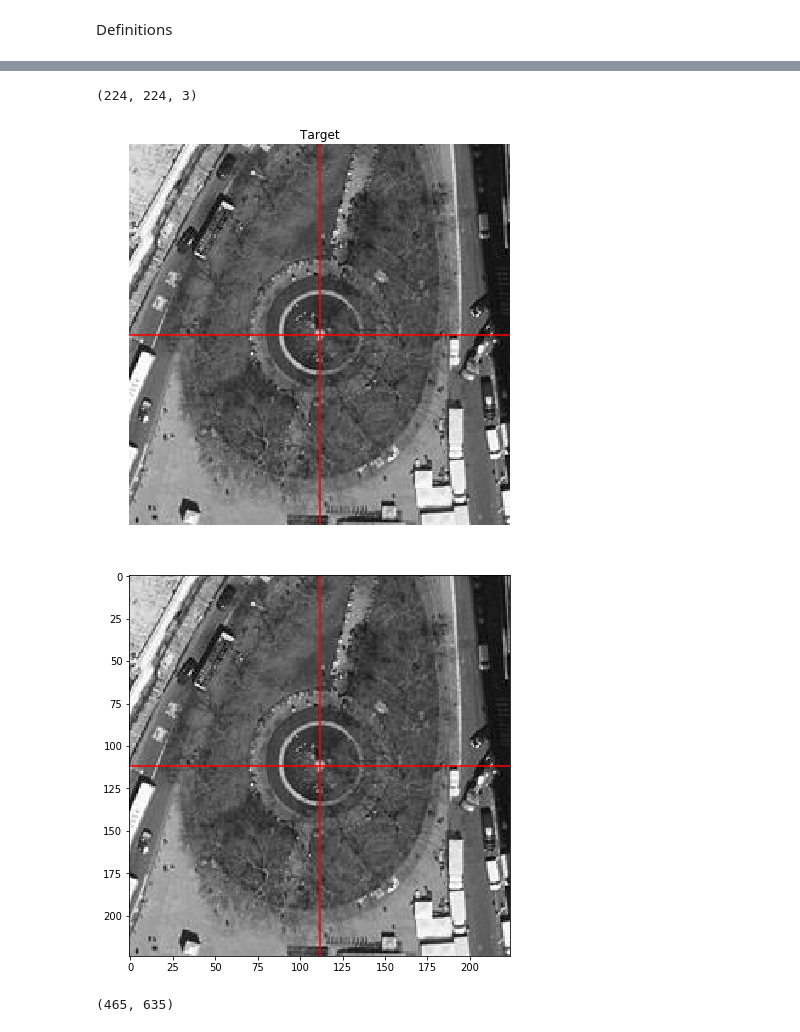
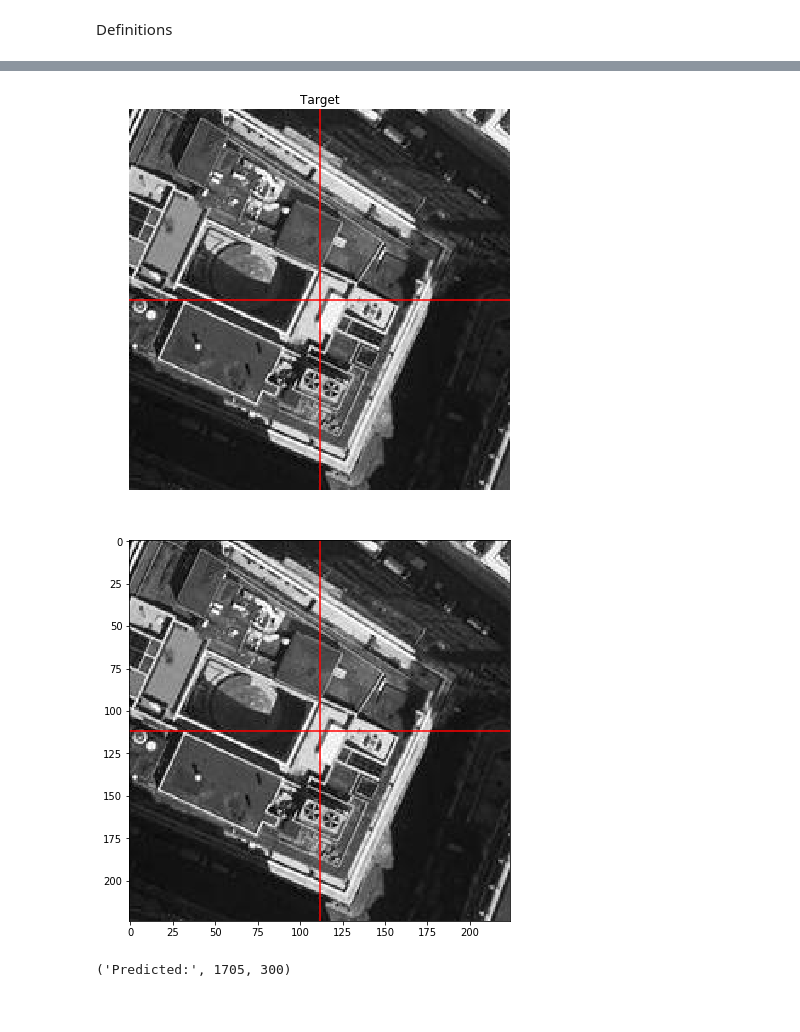
Before and after one commit to eric220/New_York, a Jupyter notebook: New_York_Search.ipynb, the cells around one changed output, grey strips where cells are left out. Saved outputs shown, nothing was run; the diff lists cells and outputs as text; code cells hidden in the pictures.

Commit message:
update utils, search, main

```diff
--- a/New_York_Search.ipynb
+++ b/New_York_Search.ipynb
@@ -31,9 +33,7 @@ half_est_location = int(est_location * .5)
 # %%
-#actual locations, random locations, pix locations are visual points of interest
-#pix_x, pix_y = 639, 750
-pix_x, pix_y = 465, 635
-#pix_x, pix_y = 1211, 1038
+#actual locations, random locations, suggested pix locations are visual points of interest
+pix_x, pix_y = int(target_pixels.split(',')[0]), int(target_pixels.split(',')[1])
 rand_pix_x = np.random.randint(pix_x - half_est_location, pix_x + half_est_location)
 rand_pix_y = np.random.randint(pix_y - half_est_location, pix_y + half_est_location)
-x_start_num, x_finish_num, y_start_num, y_finish_num= utils.start_lines(pix_x, pix_y)
+x_start, x_finish, y_start, y_finish = utils.start_lines(pix_x, pix_y)
 rand_x_start, rand_x_fin, rand_y_start, rand_y_fin = utils.start_lines(rand_pix_x, rand_pix_y)
@@ -68,7 +55,6 @@ plt.imshow(search_img);
 # %%
 #Target Image and target to predict
-x_img_array = utils.get_img_slice(tee_ny, x_start_num, y_start_num, model_width)
-print(x_img_array.shape)
+x_img_array = utils.get_img_slice(tee_ny_array, pix_x - half_model_width, pix_y - half_model_width, model_width)
 x_img = image.array_to_img(x_img_array)
 goal_pred = models.get_pred(x_img)
 plt.figure(figsize = (7,7))
@@ -78,24 +64,32 @@ plt.axhline(y= model_width * .5, color= 'red')
 plt.axis('off')
 plt.imshow(x_img);
 # %% [output]
-(224, 224, 3)
-[figure, old version]
+[figure, new version]
+# %%
+def search(tee_ny_array, goal_pred, num, rand_x_start, rand_y_start):
+    x, y = searchs.start_search(tee_ny_array, goal_pred, num, rand_x_start, rand_y_start)
+    x, y = searchs.second_search(tee_ny_array, goal_pred, num, x-50, y-50, 100)
+    x, y = searchs.second_search(tee_ny_array, goal_pred, num, x-25, y-25, 50)
+    x, y = searchs.second_search(tee_ny_array, goal_pred, num, x-10, y-10, 20)
+    x, y = searchs.second_search(tee_ny_array, goal_pred, num, x-5, y-5, 10)
+    x, y = searchs.second_search(tee_ny_array, goal_pred, num, x-2, y-2, 4)
+    x, y = searchs.narrow_search(tee_ny_array, x - 2, x + 5, y - 2, y + 5, goal_pred)
+    return x, y
+# %%
+x, y = search(tee_ny_array, goal_pred, 20, rand_x_start, rand_y_start)
 # %%
-#x, y = narrowing_search()
-x, y = search.deviation_assisted_search(tee_ny, rand_x_start, rand_x_fin, rand_y_start, rand_y_fin, goal_pred, 25)
-#x, y = deviation_assisted_search()
-z_img = utils.get_img_slice(tee_ny, x, y, model_width)
+z_img = utils.get_img_slice(tee_ny_array, x, y, model_width)
 z_img = image.array_to_img(z_img)
 plt.figure(figsize = (7,7))
 plt.axvline(x = model_width * .5, color = 'red')
 plt.axhline(y = model_width * .5, color = 'red')
 plt.imshow(z_img);
 # %% [output]
-[figure, old version]
+[figure, new version]
-# %%
-x + half_model_width + half_est_location, y + half_model_width + half_est_location
-# %% [output]
-(465, 635)
+# %%
+print('Predicted:', x + 112, y + 112)
+# %% [output]
+('Predicted:', 1705, 300)
 # %%
 pix_x, pix_y
 # %% [output]
```
Also changed, not shown: parts of 8 cells of this notebook, 2 other files.
